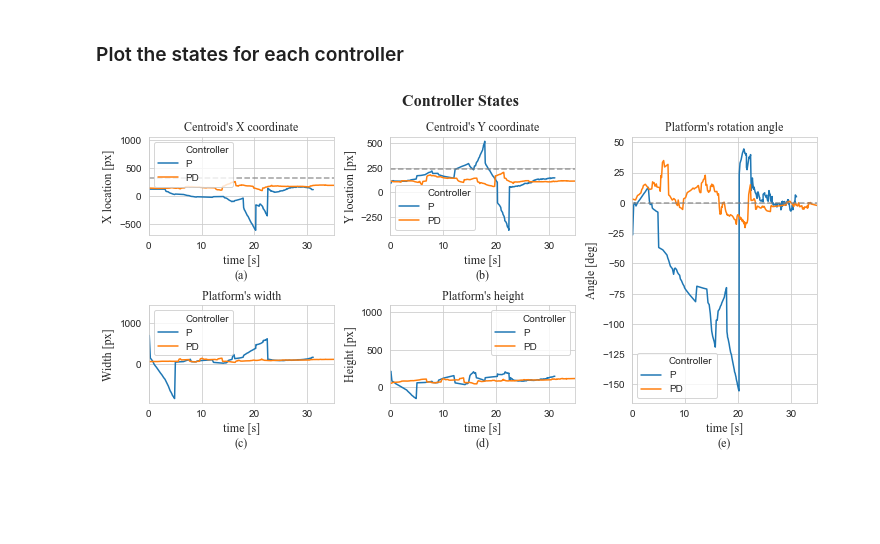
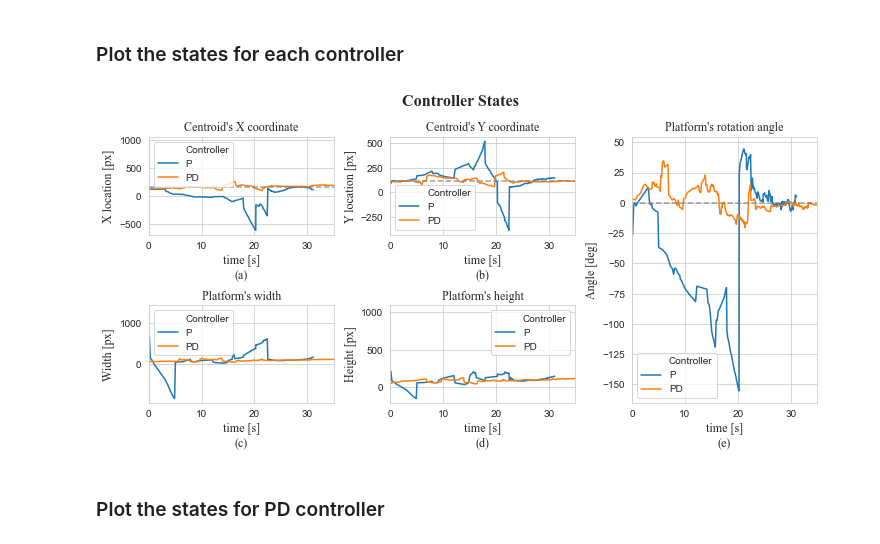
Before and after one commit to apinto25/autonomous_landing_data_analysis, a Jupyter notebook: states_analysis_field_trial.ipynb, the cells around one changed output. Saved outputs shown, nothing was run; the diff lists cells and outputs as text; code cells hidden in the pictures; blank space fills up the shorter version.

Commit message:
Plot the PD controller states data.

```diff
--- a/states_analysis_field_trial.ipynb
+++ b/states_analysis_field_trial.ipynb
@@ -176,33 +176,35 @@ h = sns.lineplot(data=mean_df, x="Time", y="Height",
 xc.set_xlim(0,35)
 yc.set_xlim(0,35)
 angle.set_xlim(0,35)
 w.set_xlim(0,35)
 h.set_xlim(0,35)
 
-xc.axhline(y=320, linewidth=1.5, color='grey', ls='--', alpha=0.75)
-yc.axhline(y=240, linewidth=1.5, color='grey', ls='--', alpha=0.75)
+xc.axhline(y=160, linewidth=1.5, color='grey', ls='--', alpha=0.75)
+yc.axhline(y=120, linewidth=1.5, color='grey', ls='--', alpha=0.75)
 angle.axhline(y=0, linewidth=1.5, color='grey', ls='--', alpha=0.75)
 
 xc.set_title("Centroid's X coordinate", fontsize=12, **timesfont)
 yc.set_title("Centroid's Y coordinate", fontsize=12, **timesfont)
 w.set_title("Platform's width", fontsize=12, **timesfont)
 h.set_title("Platform's height", fontsize=12, **timesfont)
 angle.set_title("Platform's rotation angle", fontsize=12, **timesfont)
 
 xc.set_xlabel("time [s]\n(a)", fontsize=12, **timesfont)
 yc.set_xlabel("time [s]\n(b)", fontsize=12, **timesfont)
 w.set_xlabel("time [s]\n(c)", fontsize=12, **timesfont)
 h.set_xlabel("time [s]\n(d)", fontsize=12, **timesfont)
 angle.set_xlabel("time [s]\n(e)", fontsize=12, **timesfont)
 
 xc.set_ylabel("X location [px]", fontsize=12, **timesfont)
 yc.set_ylabel("Y location [px]", fontsize=12, **timesfont)
 w.set_ylabel("Width [px]", fontsize=12, **timesfont)
 h.set_ylabel("Height [px]", fontsize=12, **timesfont)
 angle.set_ylabel("Angle [deg]", fontsize=12, **timesfont)
 
 fig.suptitle('Controller States', fontsize=16, fontweight='bold', **timesfont)
 
 plt.show()
 # %% [output]
-[figure, old version]
+[figure, new version]
+# %% [markdown]
+### Plot the states for PD controller
```
Also changed, not shown: parts of 2 cells of this notebook, 1 other file.
